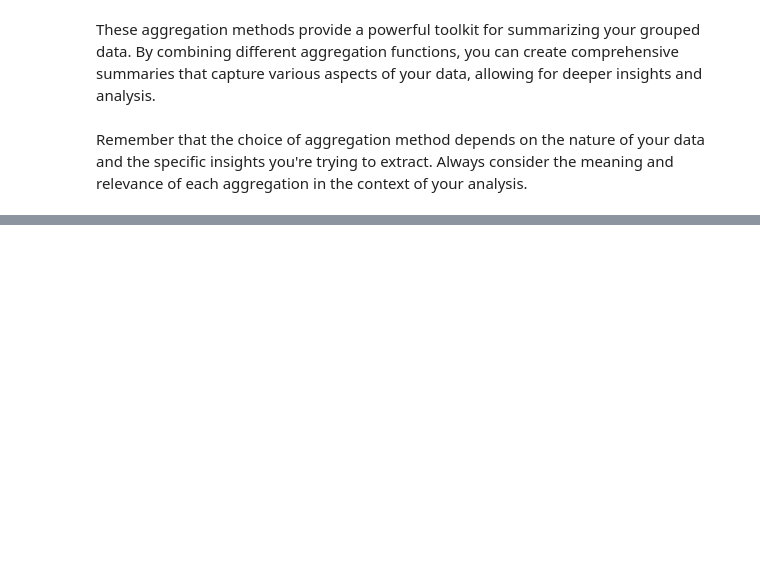
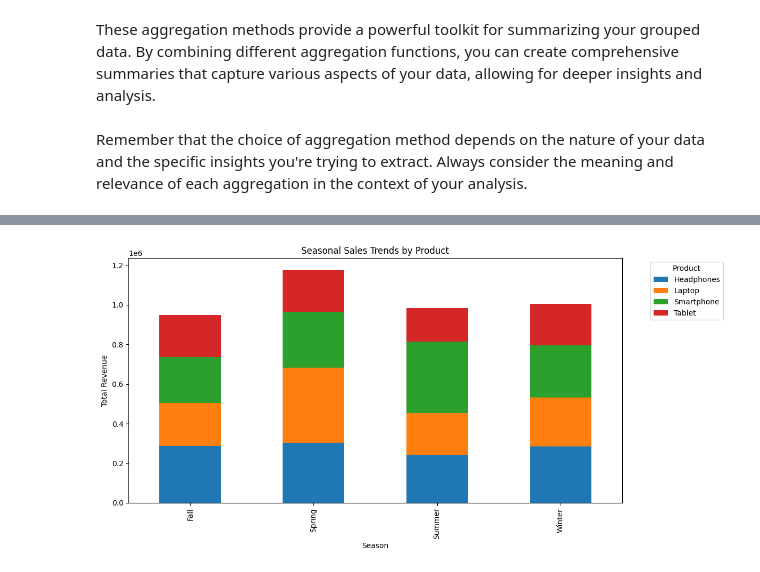
Before and after one commit to pytopia/Data-Processing-for-ML, a Jupyter notebook: Lectures/04 Pandas Fundamentals/13 Grouping and Aggregating Data.ipynb, the cells around one changed output, grey strips where cells are left out. Drawn from its saved outputs; the diff is of its cells as text; code cells hidden in the pictures; blank space fills up the shorter version.

```diff
--- a/Lectures/04 Pandas Fundamentals/13 Grouping and Aggregating Data.ipynb
+++ b/Lectures/04 Pandas Fundamentals/13 Grouping and Aggregating Data.ipynb
@@ -564,0 +837,12 @@ Remember to choose the appropriate time granularity for your analysis based on t
+# %%
+df['Season'] = df['Date'].dt.month.map({
+    1: 'Winter', 2: 'Winter', 3: 'Spring',
+    4: 'Spring', 5: 'Spring', 6: 'Summer',
+    7: 'Summer', 8: 'Summer', 9: 'Fall',
+    10: 'Fall', 11: 'Fall', 12: 'Winter'
+})
+
+seasonal_sales = df.groupby(['Season', 'Product'])['Revenue'].sum().unstack()
+
+print("Seasonal sales by product:")
+seasonal_sales
@@ -564,0 +857,11 @@ Remember to choose the appropriate time granularity for your analysis based on t
+# %%
+# Visualize seasonal trends
+seasonal_sales.plot(kind='bar', stacked=True, figsize=(12, 6))
+plt.title('Seasonal Sales Trends by Product')
+plt.xlabel('Season')
+plt.ylabel('Total Revenue')
+plt.legend(title='Product', bbox_to_anchor=(1.05, 1), loc='upper left')
+plt.tight_layout()
+plt.show()
+# %% [output]
+[figure, added]
```
Also changed, not shown: parts of 62 cells of this notebook, 12 other files.
